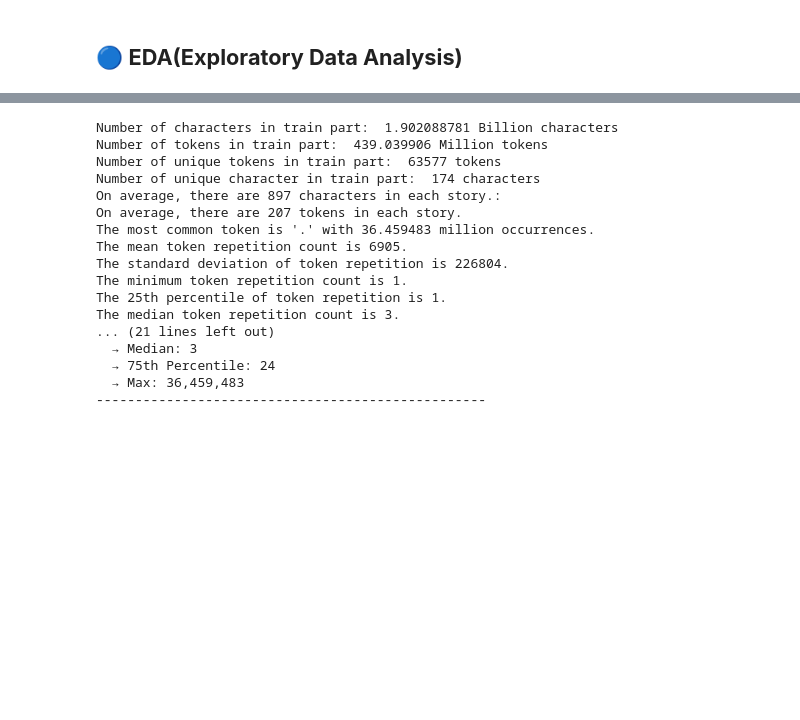
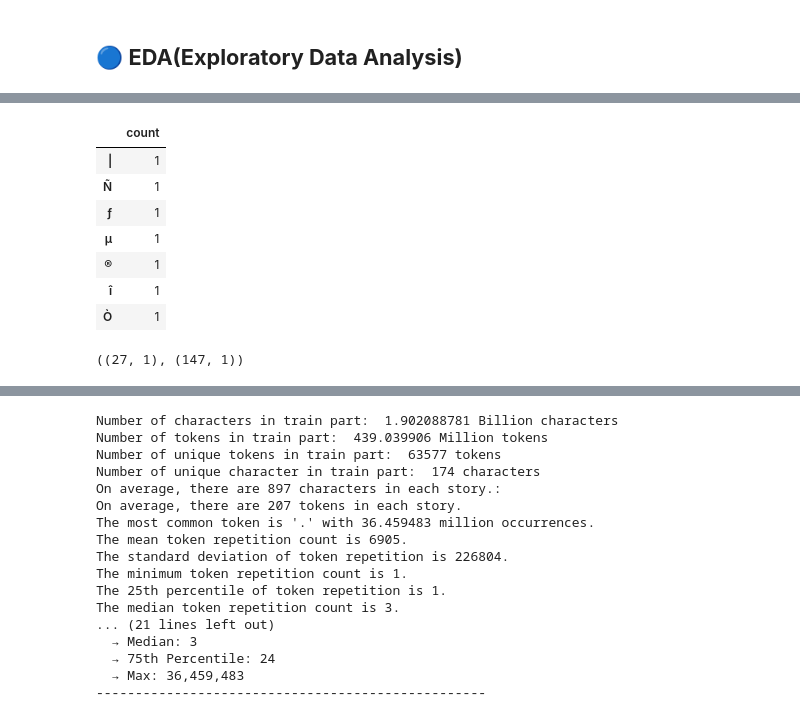
Before and after one commit to ahmadrezabaqerzade/GPT2, a Jupyter notebook: Analyze_dataset.ipynb, the cells around one changed output, grey strips where cells are left out. Drawn from its saved outputs; the diff is of its cells as text; code cells hidden in the pictures; blank space fills up the shorter version.

```diff
--- a/Analyze_dataset.ipynb
+++ b/Analyze_dataset.ipynb
@@ -139,0 +182,15 @@ with tqdm(range(dataset_size // batch + 1), desc="📊 Processing batches") as t
+# %%
+df_count_ch[df_count_ch['count']==1]
+# %% [output]
+|  | count |
+| | | 1 |
+| Ñ | 1 |
+| ƒ | 1 |
+| µ | 1 |
+| ® | 1 |
+| î | 1 |
+| Ò | 1 |
+# %%
+df_count_ch[df_count_ch['count']>1.093154e+07].shape, df_count_ch[df_count_ch['count']<1.093154e+07].shape
+# %% [output]
+((27, 1), (147, 1))
```
Also changed, not shown: parts of 53 cells of this notebook.
